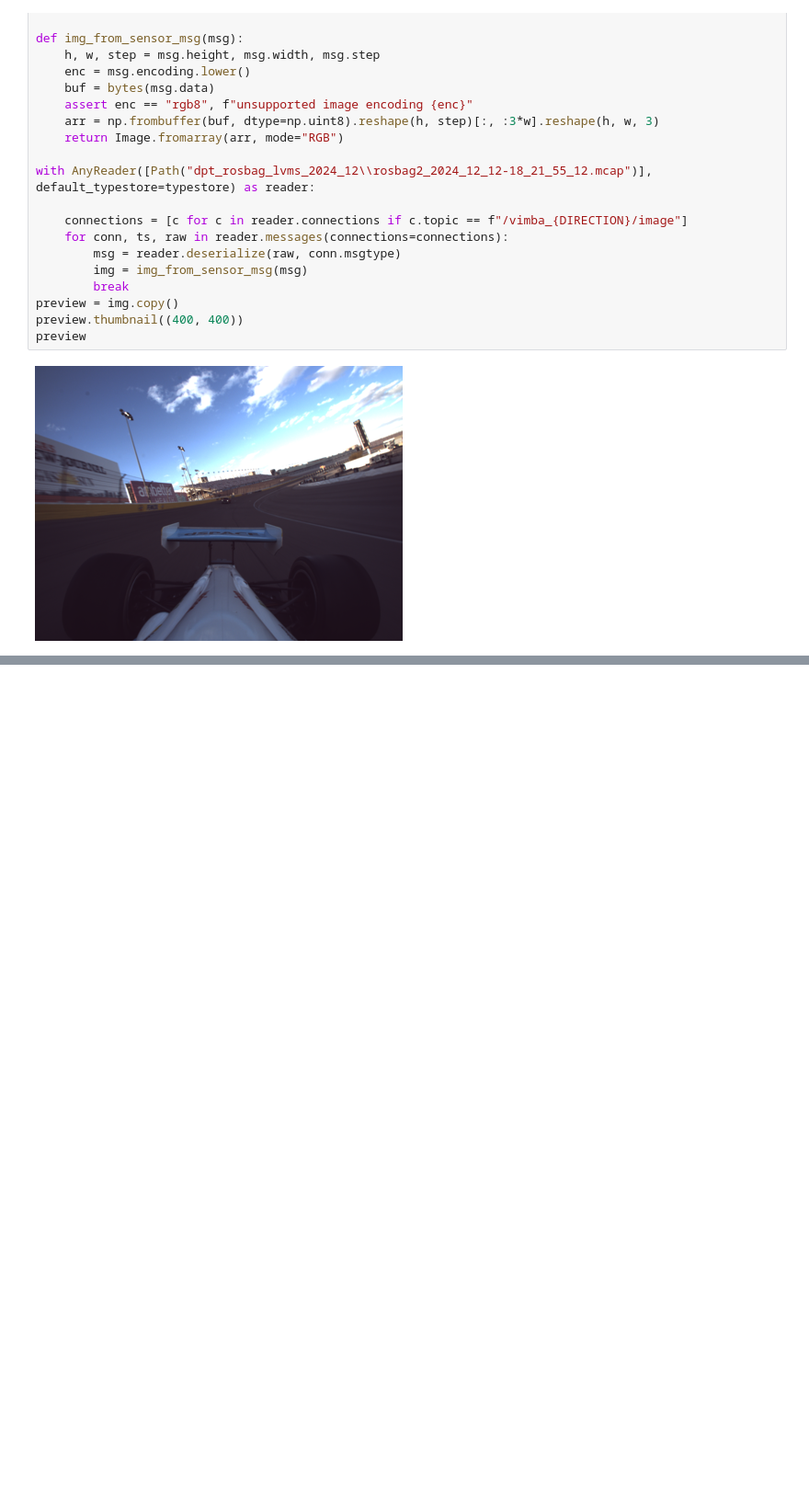
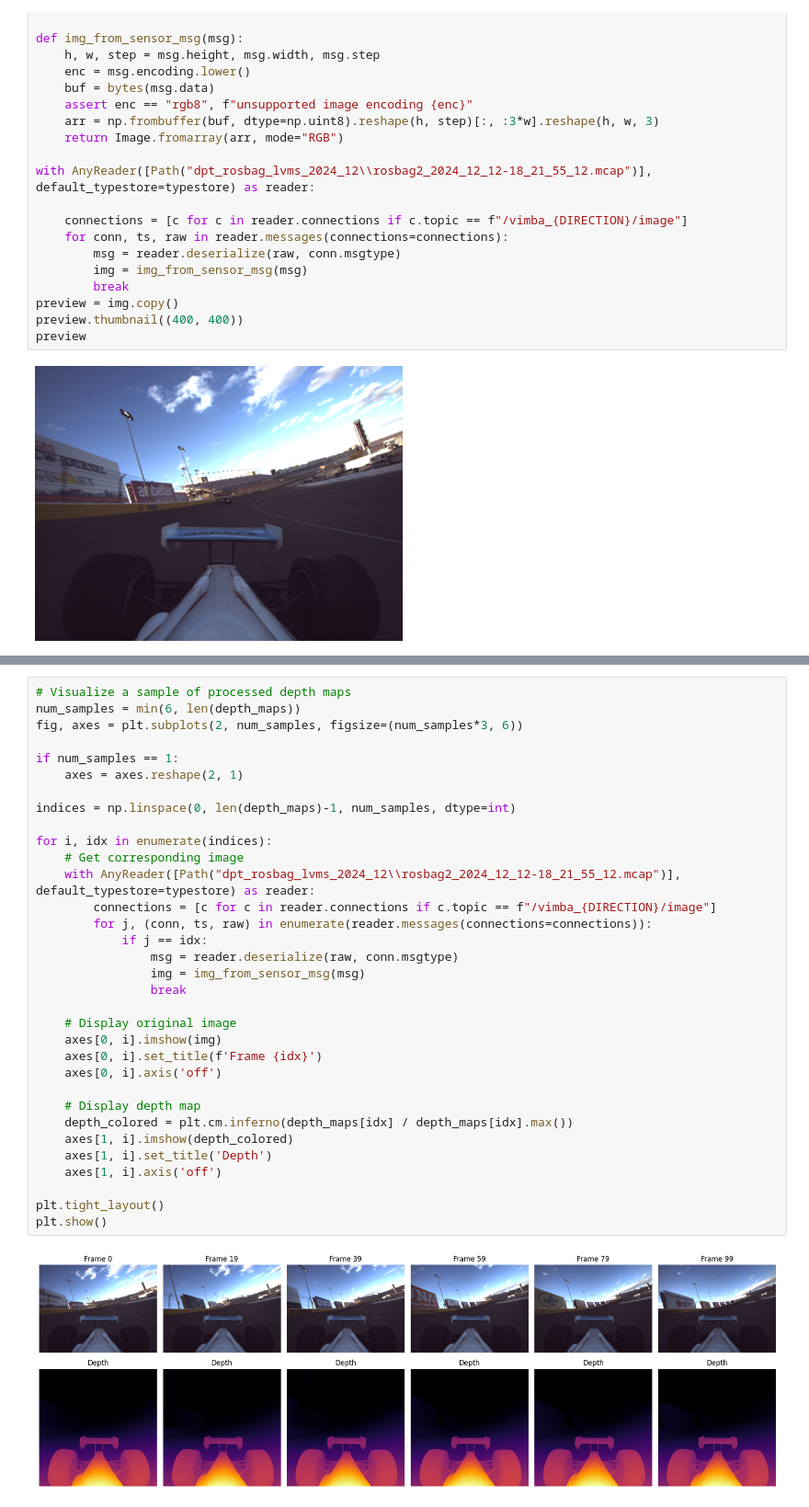
Before and after one commit to preyneyv/cs294-depth-anything, a Jupyter notebook: test.ipynb, the cells around one changed output, grey strips where cells are left out. Shown at 92% size. Cells and saved outputs as stored; diff of their text form; blank space fills up the shorter version.

```diff
--- a/test.ipynb
+++ b/test.ipynb
@@ -75,0 +291,35 @@ preview
+# %%
+# Visualize a sample of processed depth maps
+num_samples = min(6, len(depth_maps))
+fig, axes = plt.subplots(2, num_samples, figsize=(num_samples*3, 6))
+
+if num_samples == 1:
+    axes = axes.reshape(2, 1)
+
+indices = np.linspace(0, len(depth_maps)-1, num_samples, dtype=int)
+
+for i, idx in enumerate(indices):
+    # Get corresponding image
+    with AnyReader([Path("dpt_rosbag_lvms_2024_12\\rosbag2_2024_12_12-18_21_55_12.mcap")], default_typestore=typestore) as reader:
+        connections = [c for c in reader.connections if c.topic == f"/vimba_{DIRECTION}/image"]
+        for j, (conn, ts, raw) in enumerate(reader.messages(connections=connections)):
+            if j == idx:
+                msg = reader.deserialize(raw, conn.msgtype)
+                img = img_from_sensor_msg(msg)
+                break
+
+    # Display original image
+    axes[0, i].imshow(img)
+    axes[0, i].set_title(f'Frame {idx}')
+    axes[0, i].axis('off')
+
+    # Display depth map
+    depth_colored = plt.cm.inferno(depth_maps[idx] / depth_maps[idx].max())
+    axes[1, i].imshow(depth_colored)
+    axes[1, i].set_title('Depth')
+    axes[1, i].axis('off')
+
+plt.tight_layout()
+plt.show()
+# %% [output]
+[figure, added]
```
Also changed, not shown: parts of 10 cells of this notebook.
